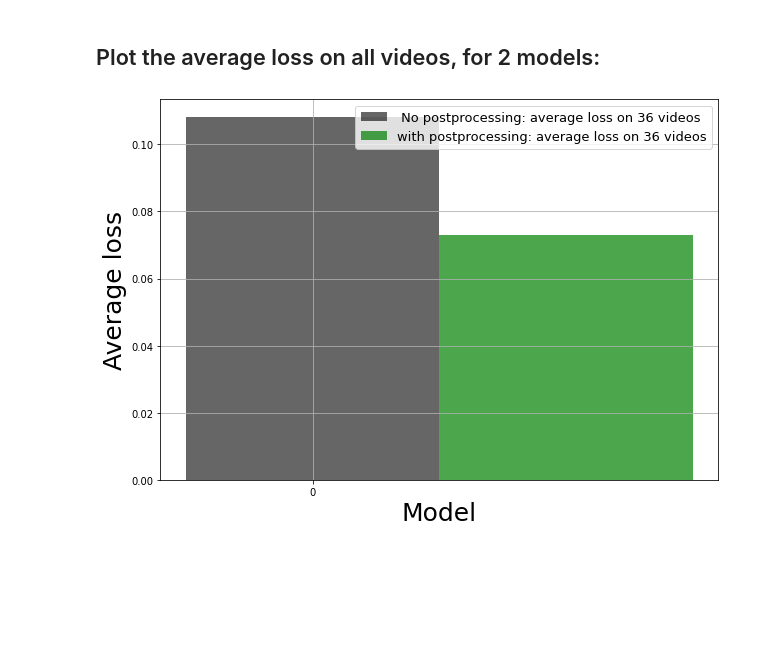
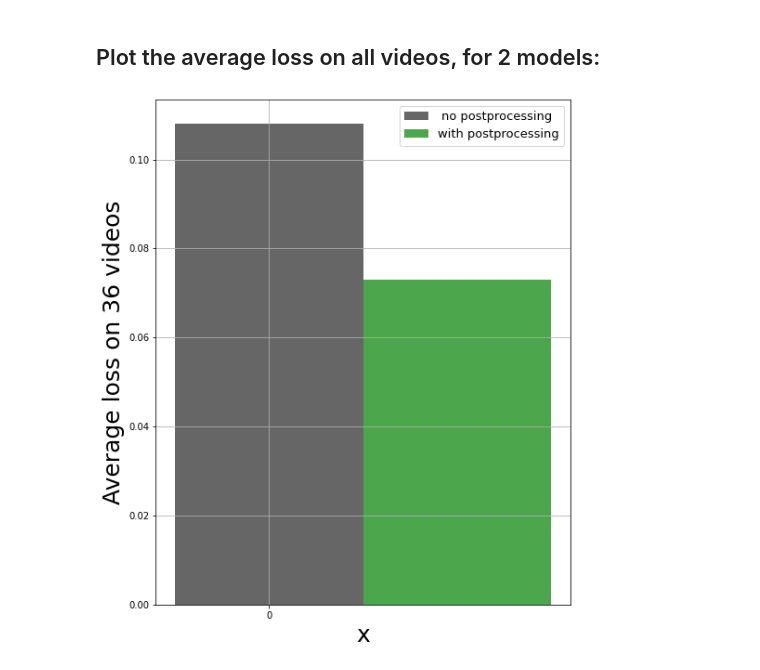
Before and after one commit to Mainakdeb/elegant-embryos, a Jupyter notebook: post_process_lineage_population_model.ipynb, the cells around one changed output. Cells and saved outputs as stored; diff of their text form; code cells hidden in the pictures; blank space fills up the shorter version.

```diff
--- a/post_process_lineage_population_model.ipynb
+++ b/post_process_lineage_population_model.ipynb
@@ -291,20 +275,20 @@ plt.show()
 # %% [markdown]
 ## Plot the average loss on all videos, for 2 models:
 # %%
-plt.rcParams['figure.figsize'] =10, 7
+plt.rcParams['figure.figsize'] =8, 10
 
 average_video_losses_1=np.mean(video_losses_1)
 average_video_losses_2=np.mean(video_losses_2)
 width = 0.10
 labels=all_tags
 ind = np.arange(1)
-plt.bar(ind, average_video_losses_1, width, label=" No postprocessing: average loss on 36 videos", color='black', alpha=0.6)
-plt.bar(ind+width, average_video_losses_2, width,  label="with postprocessing: average loss on 36 videos", color='green', alpha=0.7)
+plt.bar(ind, average_video_losses_1, width, label=" no postprocessing", color='black', alpha=0.6)
+plt.bar(ind+width, average_video_losses_2, width,  label="with postprocessing", color='green', alpha=0.7)
 plt.xticks(ind)
-plt.ylabel('Average loss', fontsize=25)
-plt.xlabel("Model", fontsize=25)
+plt.ylabel('Average loss on 36 videos', fontsize=25)
+plt.xlabel("x", fontsize=25)
 plt.grid()
 plt.legend(loc='best', fontsize=13)
 plt.show()
 # %% [output]
-[figure, old version]
+[figure, new version]
```
Also changed, not shown: parts of 12 cells of this notebook.
